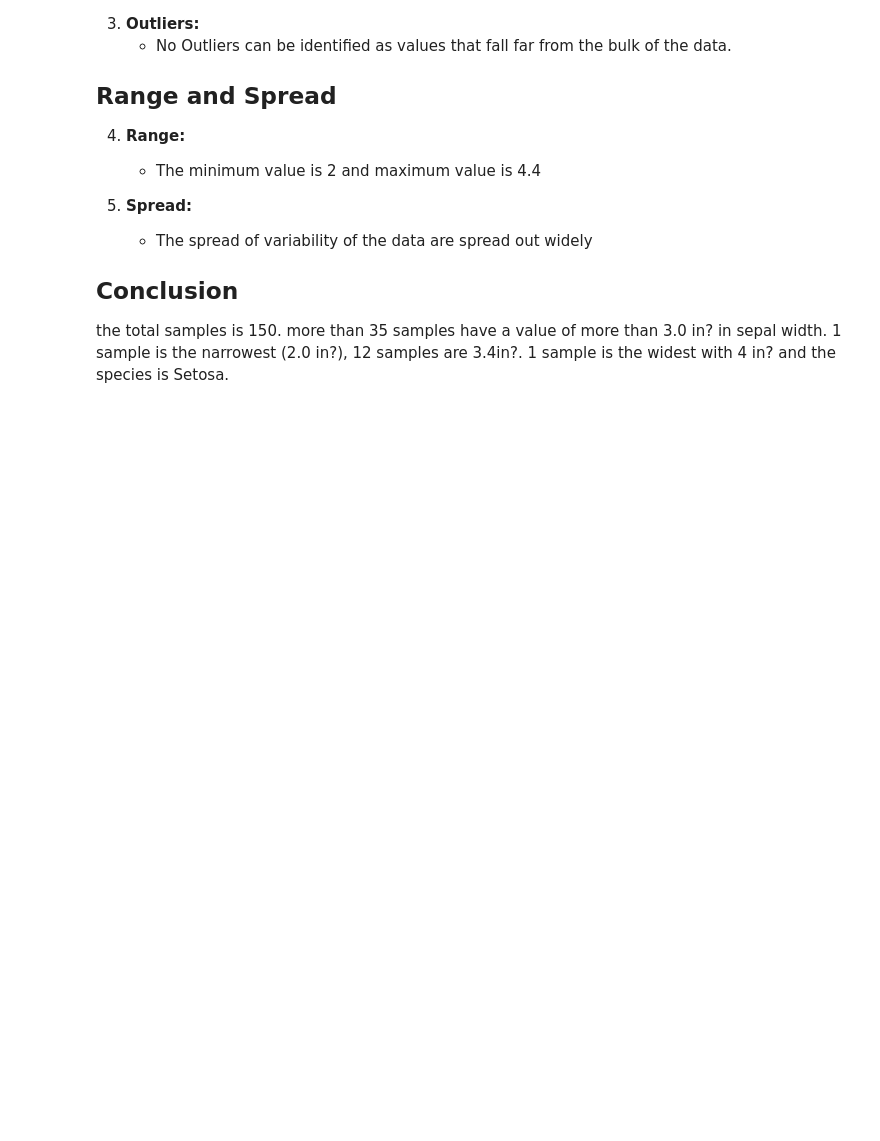
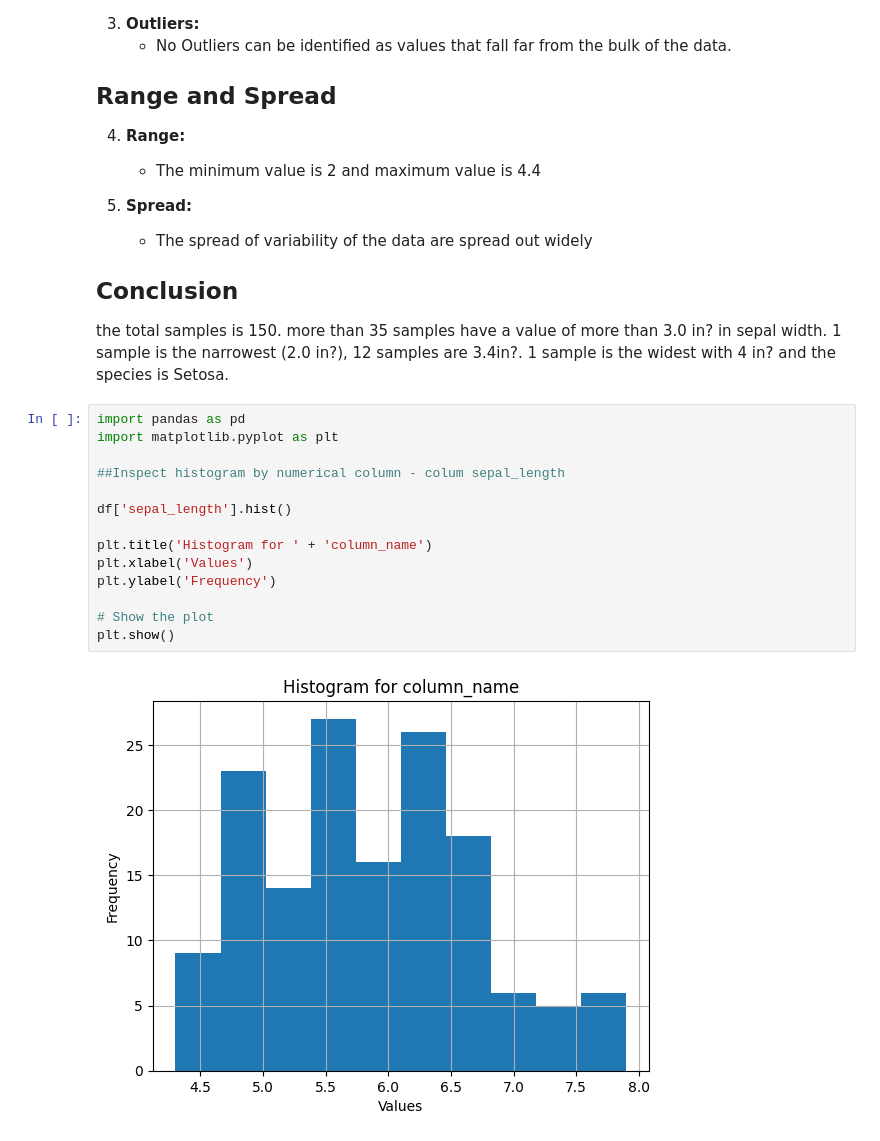
Before and after one commit to drodmay1/datafun-04-jupyter, a Jupyter notebook: david_eda.ipynb, the cells around one changed output. Cells and saved outputs as stored; diff of their text form; blank space fills up the shorter version.

Commit message:
histogram for sepal lenght added

```diff
--- a/david_eda.ipynb
+++ b/david_eda.ipynb
@@ -225,3 +225,19 @@ The histogram provides a visual representation of the distribution of values in
 
 ## Conclusion
 the total samples is 150. more than 35 samples have a value of more than 3.0 in? in sepal width. 1 sample is the narrowest (2.0 in?), 12 samples are 3.4in?. 1 sample is the widest with 4 in? and the species is Setosa.
+# %%
+import pandas as pd
+import matplotlib.pyplot as plt
+
+##Inspect histogram by numerical column - colum sepal_length
+
+df['sepal_length'].hist()
+
+plt.title('Histogram for ' + 'column_name')
+plt.xlabel('Values')
+plt.ylabel('Frequency')
+
+# Show the plot
+plt.show()
+# %% [output]
+[figure, added]
```
Also changed, not shown: parts of 1 cell of this notebook.
